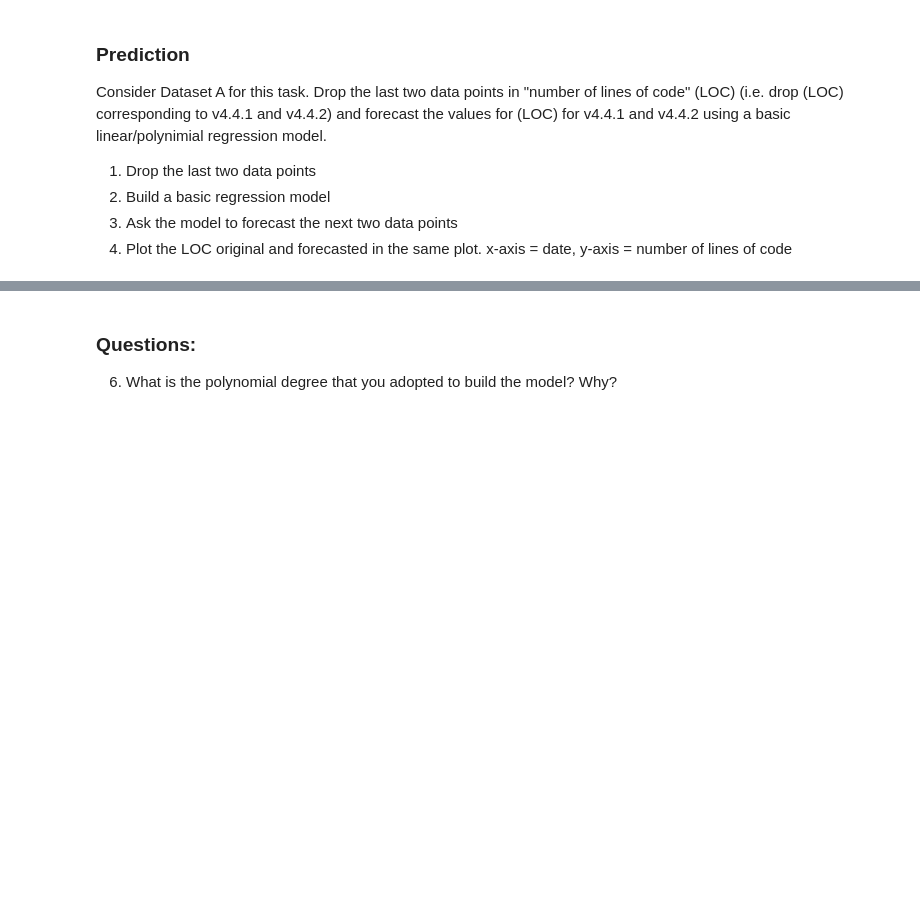
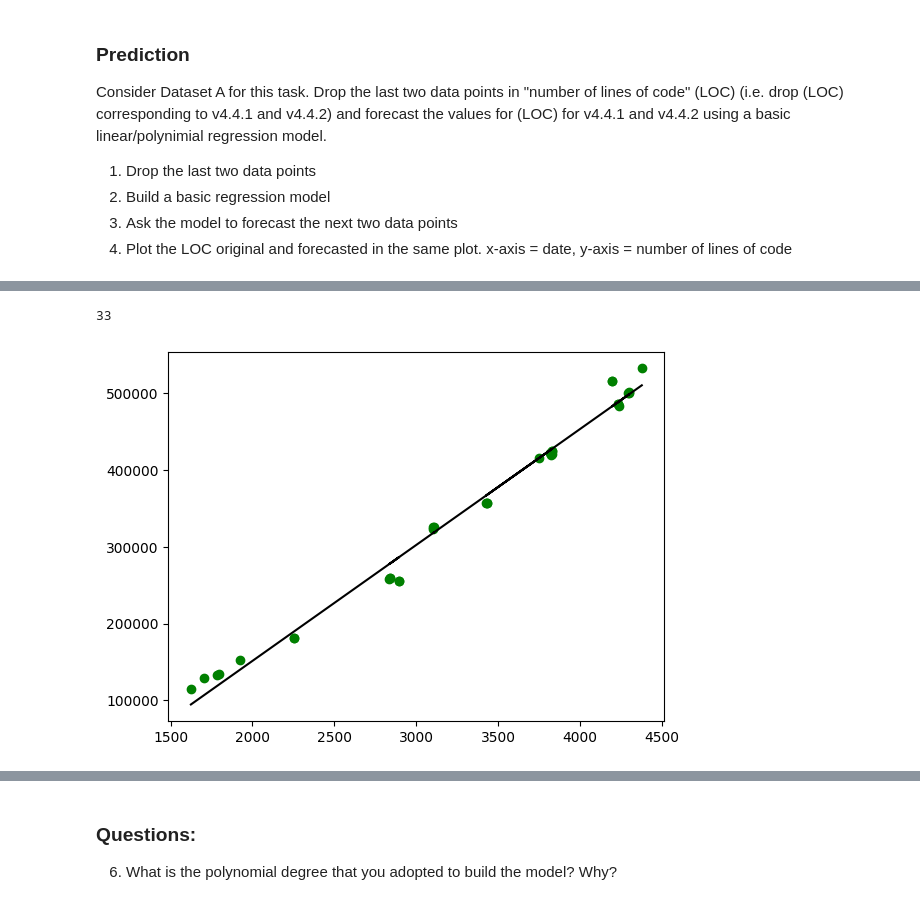
Before and after one commit to Randi-Dcht/Umons_Course2023_SoftwareEvolutionTP2, a Jupyter notebook: TP2_section2.ipynb, the cells around one changed output, grey strips where cells are left out. Cells and saved outputs as stored; diff of their text form; code cells hidden in the pictures; blank space fills up the shorter version.

```diff
--- a/TP2_section2.ipynb
+++ b/TP2_section2.ipynb
@@ -185,16 +185,10 @@ date in x-axis is preferable for software evolution analysis because it is more
 The result of the regression plot is a linear function. So, the growth of the software is linear.
 # %%
 # Your code for 1d regression plot
-df = data[['nb_nfiles', 'nb_code', 'nb_blank', 'nb_comment']]
-df.head() # prodce a header from the first data row
-
-
-# LinearRegression will expect an array of shape (n, 1)
-# for the "Training data"
+df = data[['nb_nfiles', 'nb_code', 'nb_blank', 'nb_comment','date']]
+df.head()
 X = df['nb_nfiles'].values.reshape(-1, 1)
-# target data is array of shape (n,)
 y = df['nb_code'].values
-
 
 model2 = LinearRegression()
 model2.fit(X, y)
@@ -227,5 +242,20 @@ Consider Dataset A for this task. Drop the last two data points in "number of li
 # %%
-# Your code here
+regression = df.drop(df.index[[-1,-2]])
+regression.head()
+print(len(regression))
+# %% [output]
+33
 # %%
-# Your code here
+X = regression['nb_nfiles'].values.reshape(-1, 1)
+y = regression['nb_code'].values
+
+model2 = LinearRegression()
+model2.fit(X, y)
+
+plt.scatter(X, y,color='g')
+plt.plot(X, model2.predict(X),color='k')
+
+plt.show()
+# %% [output]
+[figure, added]
 # %%
```
Also changed, not shown: parts of 14 cells of this notebook.
